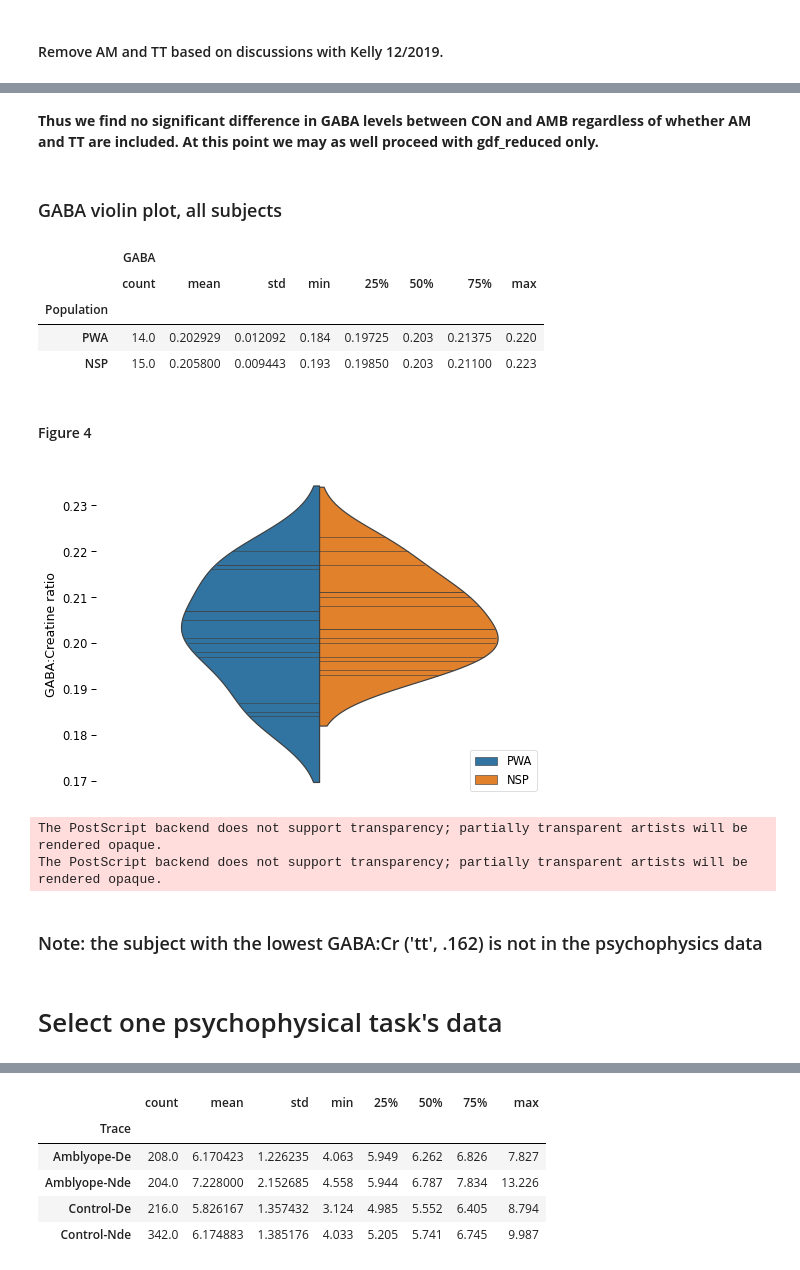
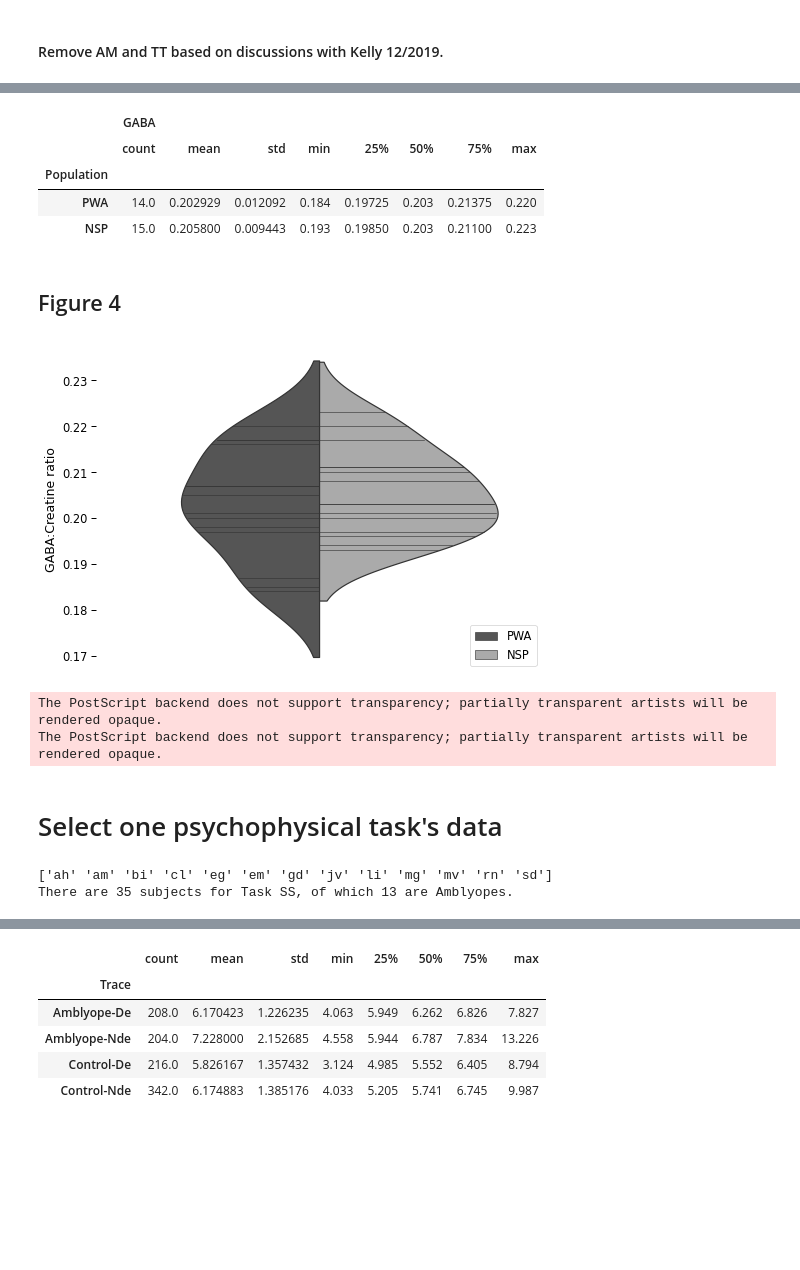
Before and after one commit to smerdis/mrs_amblyopia, a Jupyter notebook: Final notebook for Cerebral Cortex submission.ipynb, the cells around one changed output, grey strips where cells are left out. Saved outputs shown, nothing was run; the diff lists cells and outputs as text; code cells hidden in the pictures; blank space fills up the shorter version.

```diff
--- a/Final notebook for Cerebral Cortex submission.ipynb
+++ b/Final notebook for Cerebral Cortex submission.ipynb
@@ -303,20 +134,0 @@ plt.close('all')
-# %%
-sns.set_context(context="paper", font_scale=1.1)
-fig, ax = plt.subplots(nrows=1, ncols=1, figsize=(6,4), dpi=300)
-#ax.set_xlim(0.18, 0.23)
-#ax.set_ylim(0, 1.4)
-
-sns.regplot(data=amb_data_norm, x='GABA', y='iadLogMAR', color='blue', marker='o', ax=ax, label='Visual cortex', truncate=False)
-r, p = st.pearsonr(amb_data_norm['GABA'], amb_data['iadLogMAR'])
-ax.text(.35, 0.88, f"r={r:.2f}, p={p:.3f}", transform=ax.transAxes, fontdict={'color': 'blue'}, horizontalalignment='center')
-
-# sns.regplot(data=amb_data, x='motorGABA', y='iadLogMAR', color='grey', marker='x', ax=ax, label='Sensorimotor cortex', truncate=False)
-# r, p = st.pearsonr(has_motor['motorGABA'], has_motor['iadLogMAR'])
-# ax.text(.35, 0.82, f"r={r:.2f}, p={p:.2f}", transform=ax.transAxes, fontdict={'color': 'grey'}, horizontalalignment='center')
-
-ax.legend()
-ax.set_xlabel("GABA:Creatine ratio")
-ax.set_ylabel("Interocular acuity difference (logMAR)")
-fig.savefig(f"{plot_dir}/figure_05_norm.pdf", dpi='figure')
-plt.show()
-plt.close('all')
@@ -410,7 +171,3 @@ print(tstat, pval)
-# %% [markdown]
-**Thus we find no significant difference in GABA levels between CON and AMB regardless of whether AM and TT are included. At this point we may as well proceed with gdf_reduced only.**
-# %% [markdown]
-### GABA violin plot, all subjects
 # %%
 gdf = gdf_reduced.copy()
 gaba_df_immutable = gdf_reduced.copy()
@@ -426,31 +181,38 @@ gaba_df_immutable.to_csv('gaba_data.csv')
 # %% [markdown]
-#### Figure 4
+## Figure 4
 # %%
-#with s.PdfPages(f"{plot_dir}/figure_04.pdf") as pdf:
-#with sns.plotting_context(context=None, font_scale=1.3):
-sns.set_context(context="paper", font_scale=1.3)
-fig = plt.figure(figsize=(8,6))  # create a figure object
-ax = fig.add_subplot(1, 1, 1)
-ax = sns.violinplot(y='GABA',x='Presentation',hue='Population',data=gaba_df_immutable,split=True,inner='stick',ax=ax,legend=False, palette=colors2)
-ax.legend(loc=4)
-ax.xaxis.set_visible(False)
-ax.set_ylabel('GABA:Creatine ratio')
-sns.despine(left=True, bottom=True, right=True)
-#ax.set_yticklabels([])
-plt.show(ax.figure)
-ax.figure.savefig(f"{plot_dir}/figure_04.eps", format="eps")
-plt.show()
-plt.close(ax.figure)
-plt.close('all')
+with sns.plotting_context(context="paper", font_scale=1.3):
+    fig = plt.figure(figsize=(8,6))  # create a figure object
+    ax = fig.add_subplot(1, 1, 1)
+    ax = sns.violinplot(y='GABA',x='Presentation',hue='Population',data=gaba_df_immutable,split=True,
+                        inner='stick',ax=ax,palette="gray",#colors2,
+                        legend=False)
+    ax.legend(loc=4)
+    ax.xaxis.set_visible(False)
+    ax.set_ylabel('GABA:Creatine ratio')
+    sns.despine(left=True, bottom=True, right=True)
+    #ax.set_yticklabels([])
+    plt.show(ax.figure)
+    ax.figure.savefig(f"{plot_dir}/figure_04.eps", format="eps")
+    plt.show()
+    plt.close(ax.figure)
+    plt.close('all')
 # %% [output]
-[figure, old version]
+[figure, new version]
 The PostScript backend does not support transparency; partially transparent artists will be rendered opaque.
 The PostScript backend does not support transparency; partially transparent artists will be rendered opaque.
-# %% [markdown]
-### Note: the subject with the lowest GABA:Cr ('tt', .162) is not in the psychophysics data
 # %% [markdown]
 # Select one psychophysical task's data #
 # %%
-task = 'SS' # 'SS'
+task = 'SS' # surround suppression task
 sdf = sdf[sdf['Task']==task]
 df_to_model = sdf.copy(deep=True) # make a deep copy
+
+n_pp_subjs_thistask = len(np.unique(df_to_model.Subject))
+amb_subjs = np.unique(df_to_model[df_to_model["Population"]=="PWA"]["Subject"])
+print(amb_subjs)
+n_amb_subjs_thistask = len(amb_subjs)
+print(f"There are {n_pp_subjs_thistask} subjects for Task {task}, of which {n_amb_subjs_thistask} are Amblyopes.")
+# %% [output]
+['ah' 'am' 'bi' 'cl' 'eg' 'em' 'gd' 'jv' 'li' 'mg' 'mv' 'rn' 'sd']
+There are 35 subjects for Task SS, of which 13 are Amblyopes.
```
Also changed, not shown: parts of 114 cells of this notebook, 1 other file.
